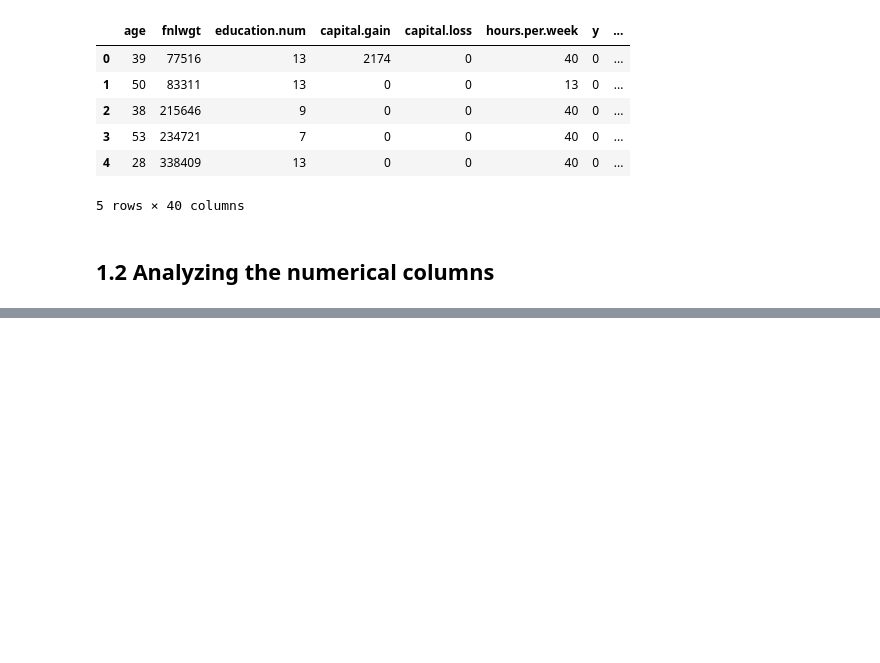
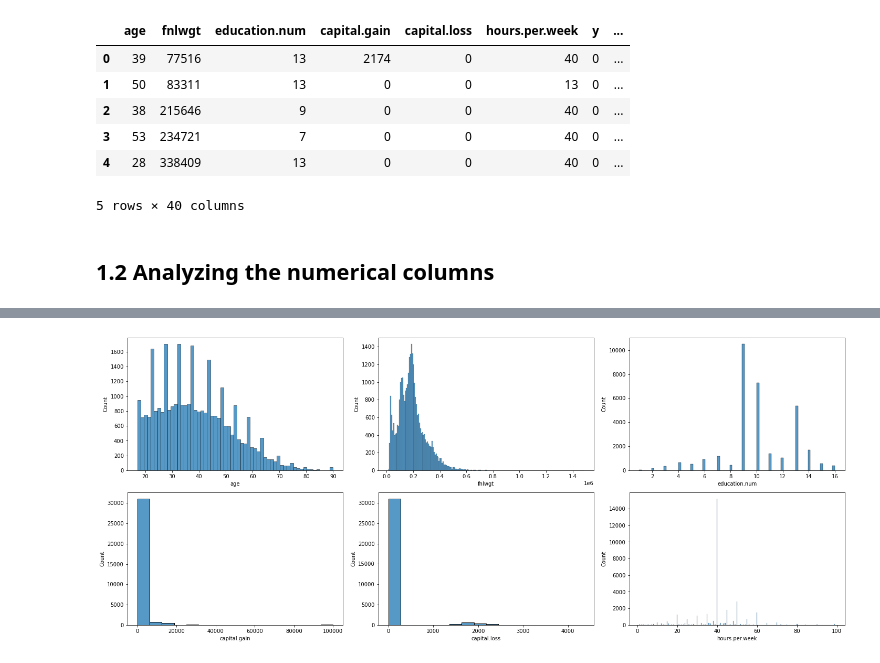
Before and after one commit to debhere/Practice, a Jupyter notebook: Income Prediction/Income Prediction - Census Data.ipynb, the cells around one changed output, grey strips where cells are left out. Saved outputs shown, nothing was run; the diff lists cells and outputs as text; code cells hidden in the pictures; blank space fills up the shorter version.

```diff
--- a/Income Prediction/Income Prediction - Census Data.ipynb
+++ b/Income Prediction/Income Prediction - Census Data.ipynb
@@ -453,0 +472,4 @@ sns.boxplot(x=census_all['fnlwgt'], data=census_all);
+# %%
+dist_plot(census_all, num_cols, type="histogram")
+# %% [output]
+[figure, added]
```
Also changed, not shown: parts of 11 cells of this notebook.
